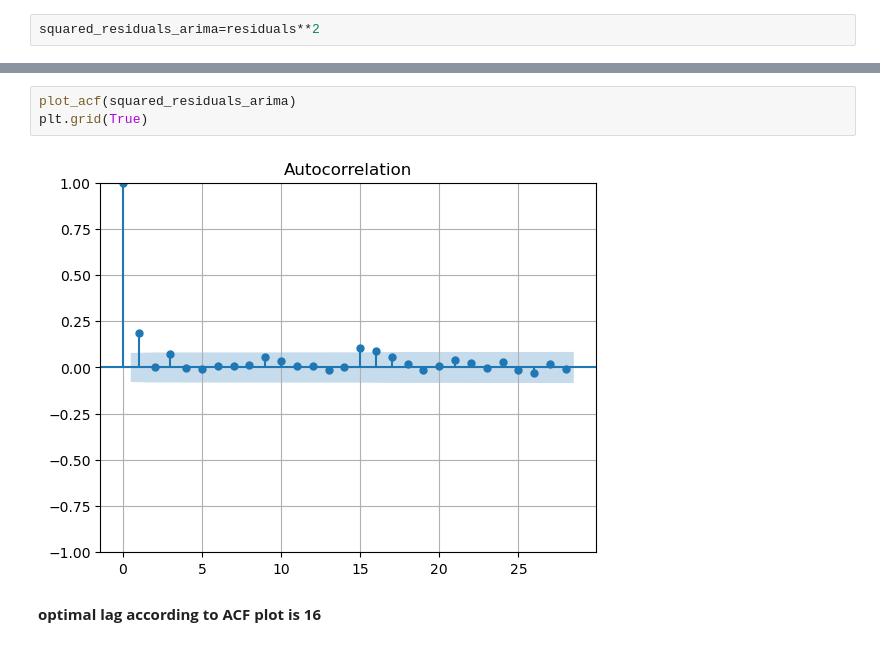
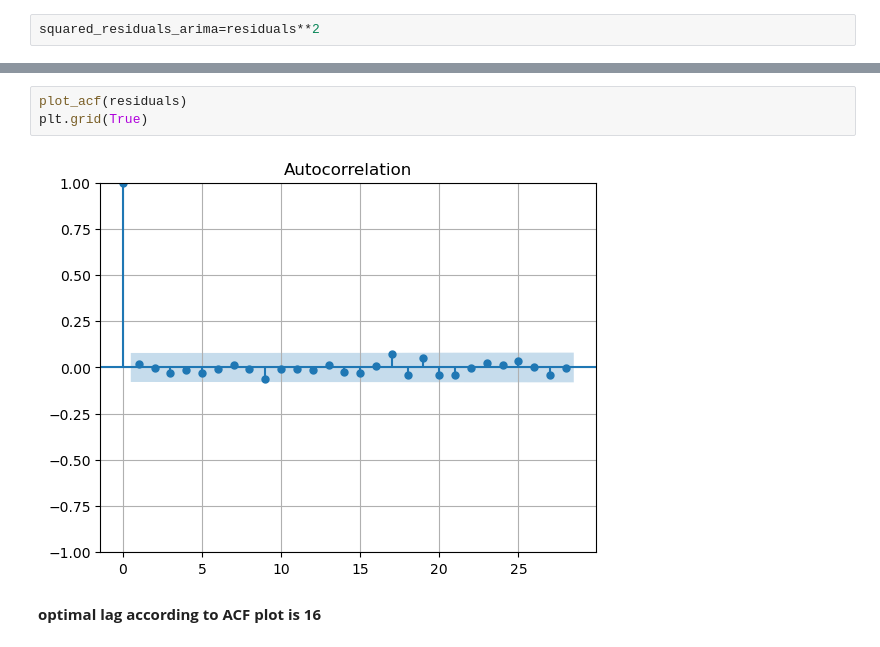
Before and after one commit to 035skt/ECO723, a Jupyter notebook: Analysis_11.ipynb, the cells around one changed output, grey strips where cells are left out. Cells and saved outputs as stored; diff of their text form.

```diff
--- a/Analysis_11.ipynb
+++ b/Analysis_11.ipynb
@@ -580,9 +590,9 @@ max      12084.835928
 Name: None, dtype: float64
 # %%
-plot_acf(squared_residuals_arima)
+plot_acf(residuals)
 plt.grid(True)
 # %% [output]
-[figure, old version]
+[figure, new version]
 # %% [markdown]
 **optimal lag according to ACF plot is 16**
 # %%
```
Also changed, not shown: parts of 27 cells of this notebook, 6 other files.
